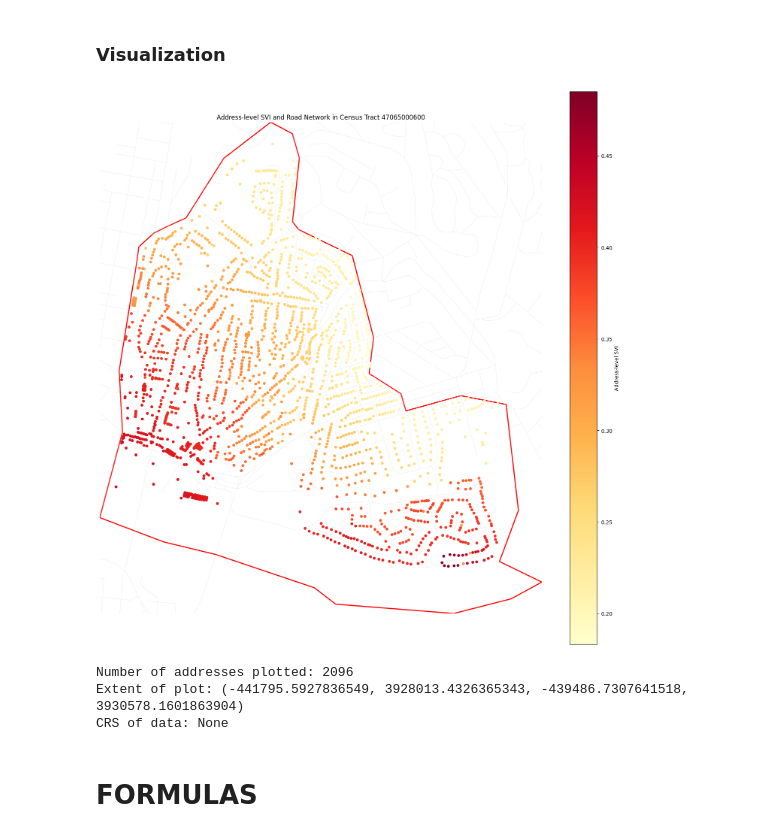
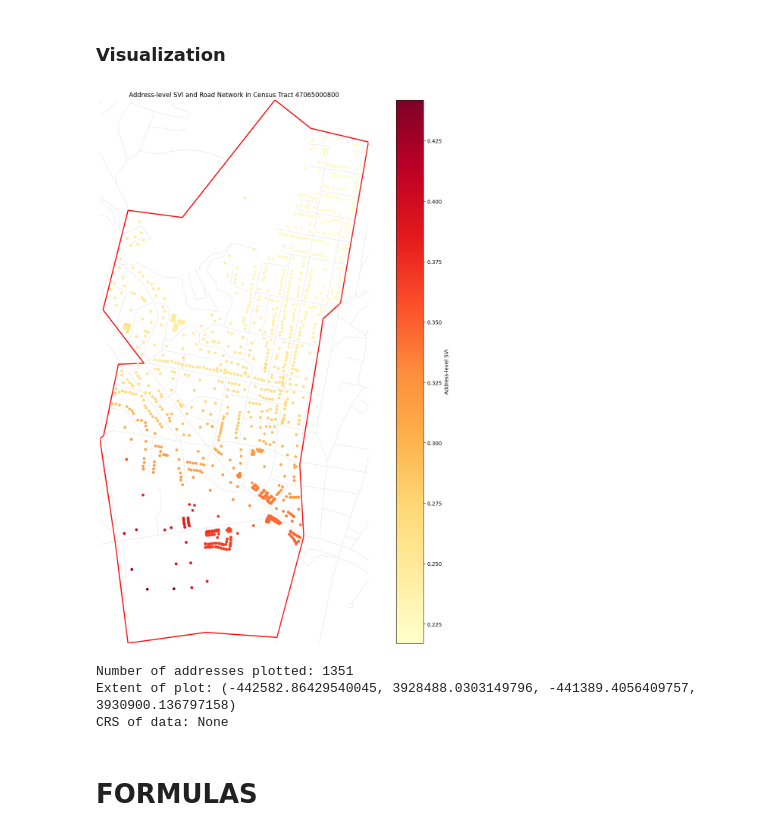
Before and after one commit to JamionW/Advanced-Analysis-of-Algorithms, a Jupyter notebook: Combinatorial_Inverse_Elasticity.ipynb, the cells around one changed output. Drawn from its saved outputs; the diff is of its cells as text; code cells hidden in the pictures.

```diff
--- a/Combinatorial_Inverse_Elasticity.ipynb
+++ b/Combinatorial_Inverse_Elasticity.ipynb
@@ -72,12 +70,6 @@ def import_data(address_file, svi_file, roads_file):
         'roads': roads_df.head().to_dict('records')
     }
 
-    # Print sample data
-    print("\nSample data:")
-    for key, value in samples_dict.items():
-        print(f"\n{key.capitalize()} sample:")
-        print(value[0])
-
     return address_df, svi_df, roads_df, samples_dict
 # %%
 def set_crs(address_df, svi_df, roads_df, target_crs="EPSG:32618"):
@@ -190,6 +203,6 @@ def filter_data_for_target_area(target_area: str,
     return filtered_address_df, filtered_svi_df, filtered_roads_df
 
 # Usage
-target_area = '47065000600'
+target_area = FIPS_TARGET
 address_df, svi_df, roads_df = filter_data_for_target_area(target_area, address_df, svi_df, roads_df)
 # %% [output]
@@ -422,10 +508,13 @@ def calculate_network_inverse_elasticity(
     euclidean_distances = euclidean_results.set_index(['point_id', 'neighbor_area'])['distance_euclidean'].to_dict()
 
     results = []
+    failed_points = []
     for _, row in points_within.iterrows():
-        point_id = row['hash']  # Use 'hash' as the point identifier
+        point_id = row['hash']
         point_node = point_to_node.get(point_id)
         if point_node is None:
+            #print(f"Point node not found for point_id: {point_id}")
+            failed_points.append(('missing_node', point_id))
             continue
 
         for _, neighbor_area in neighboring_areas.iterrows():
@@ -439,6 +528,8 @@ def calculate_network_inverse_elasticity(
                                                         weight='length')
                 used_euclidean_fallback = False
             except nx.NetworkXNoPath:
+                print(f"No path found between {point_id} and {neighbor_id}")
+                failed_points.append(('no_path', point_id, neighbor_id))
                 network_distance = euclidean_distance
                 used_euclidean_fallback = True
 
@@ -458,6 +549,9 @@ def calculate_network_inverse_elasticity(
                 'used_euclidean_fallback': used_euclidean_fallback
             })
 
+    print(f"Total failed points: {len(failed_points)}")
+    print(f"Failed points sample: {failed_points[:10]}")
+
     return pd.DataFrame(results)
 # %% [markdown]
 #Combine Elasticities
@@ -617,8 +737,7 @@ index_column: The name of the column containing the index values (SVI in this ca
 area_id_column: The name of the column containing area identifiers
 # %%
 # Usage
-target_area = '47065000600'  # Hamilton County
-#target_area = '47065011314' # smaller, for testing
+target_area = FIPS_TARGET
 lambda_param = 0.0015
 beta = 0.96
 network_weight = 0.7
@@ -951,39 +1068,39 @@ def visualize_address_svi_with_roads(
             edge_lines.append(data['geometry'])
 
     edge_gdf = gpd.GeoDataFrame(geometry=edge_lines, crs=target_gdf.crs)
-    edge_gdf.plot(ax=ax, color='lightgray', linewidth=0.5, alpha=0.5)
+    edge_gdf.plot(ax=ax, color='darkgray', linewidth=0.5, alpha=0.5)
 
     # Set the plot extent
     bounds = target_tract.geometry.bounds
     ax.set_xlim(bounds[0], bounds[2])
     ax.set_ylim(bounds[1], bounds[3])
 
     plt.title(f'Address-level SVI and Road Network in Census Tract {target_area}')
     plt.axis('off')
     plt.tight_layout()
 
     if output_file:
         plt.savefig(output_file, dpi=300, bbox_inches='tight')
         plt.close()
     else:
         plt.show()
 
     # Print some debugging information
     print(f"Number of addresses plotted: {len(result_df_filtered)}")
     print(f"Extent of plot: {bounds}")
     print(f"CRS of data: {target_gdf.crs}")
 
 # Call the visualization function
 visualize_address_svi_with_roads(
     result_df=result_df,
     target_area=target_area,
     svi_df=svi_df,
     G=G
 )
 # %% [output]
-[figure, old version]
+[figure, new version]
-Number of addresses plotted: 2096
-Extent of plot: (-441795.5927836549, 3928013.4326365343, -439486.7307641518, 3930578.1601863904)
+Number of addresses plotted: 1351
+Extent of plot: (-442582.86429540045, 3928488.0303149796, -441389.4056409757, 3930900.136797158)
 CRS of data: None
 # %% [markdown]
 # FORMULAS
```
Also changed, not shown: parts of 17 cells of this notebook.
